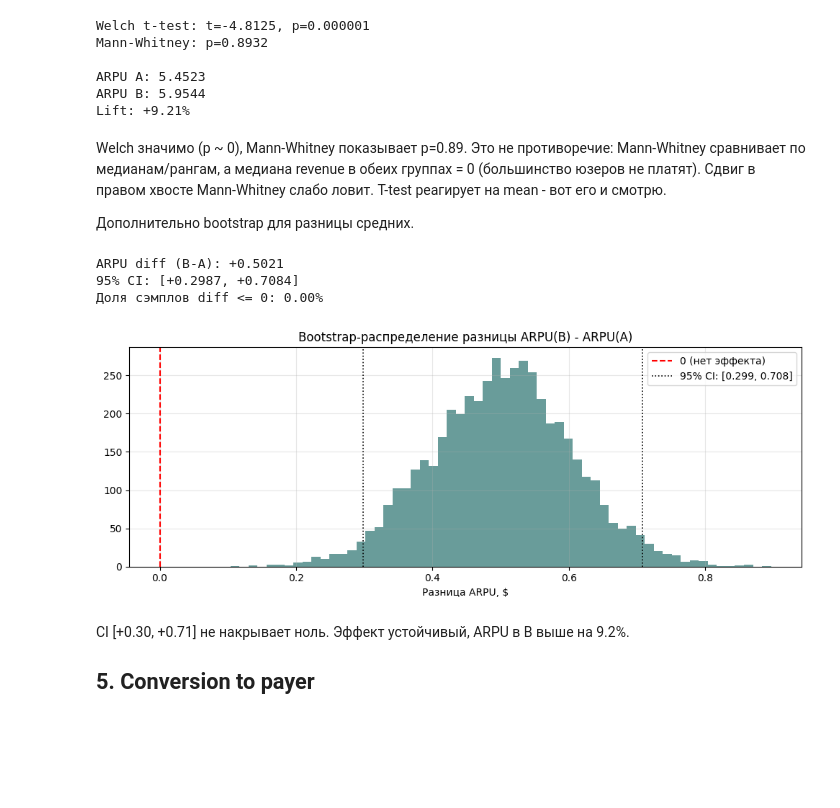
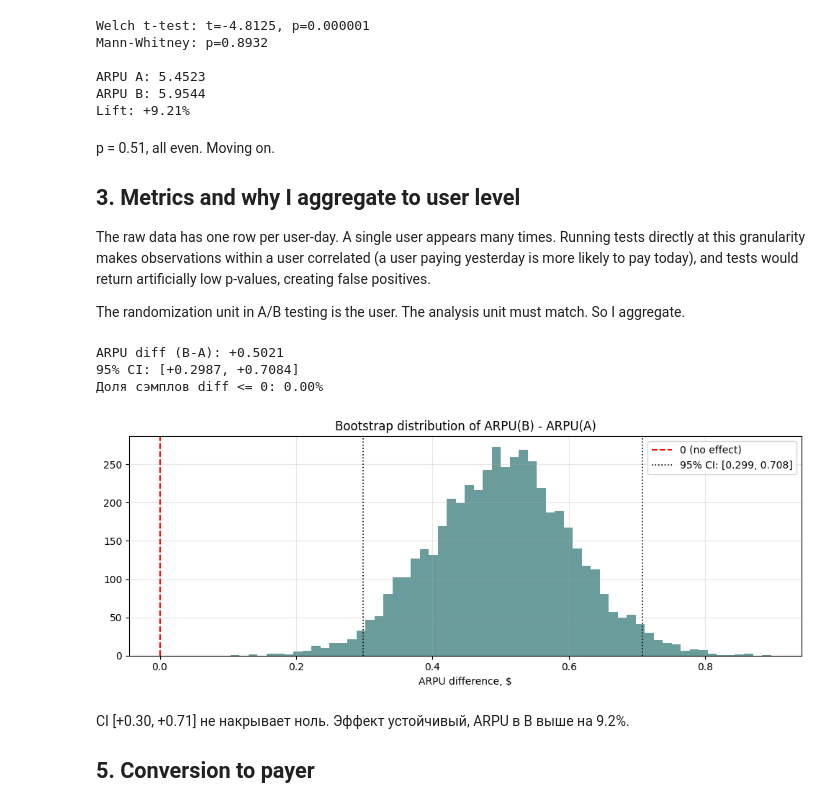
Before and after one commit to proggdd/ab-test-mobile-game, a Jupyter notebook: notebook/ab_test_analysis.ipynb, the cells around one changed output. Drawn from its saved outputs; the diff is of its cells as text; code cells hidden in the pictures; blank space fills up the shorter version.

```diff
--- a/notebook/ab_test_analysis.ipynb
+++ b/notebook/ab_test_analysis.ipynb
@@ -160,9 +153,13 @@ ARPU A: 5.4523
 ARPU B: 5.9544
 Lift: +9.21%
 # %% [markdown]
-Welch значимо (p ~ 0), Mann-Whitney показывает p=0.89. Это не противоречие: Mann-Whitney сравнивает по медианам/рангам, а медиана revenue в обеих группах = 0 (большинство юзеров не платят). Сдвиг в правом хвосте Mann-Whitney слабо ловит. T-test реагирует на mean - вот его и смотрю.
+p = 0.51, all even. Moving on.
 
-Дополнительно bootstrap для разницы средних.
+## 3. Metrics and why I aggregate to user level
+
+The raw data has one row per user-day. A single user appears many times. Running tests directly at this granularity makes observations within a user correlated (a user paying yesterday is more likely to pay today), and tests would return artificially low p-values, creating false positives.
+
+The randomization unit in A/B testing is the user. The analysis unit must match. So I aggregate.
 # %%
 n_boot = 5000
 diffs = np.empty(n_boot)
@@ -182,15 +179,15 @@ ARPU diff (B-A): +0.5021
 # %%
 fig, ax = plt.subplots(figsize=(10, 4))
 ax.hist(diffs, bins=60, color="#4F8B89", alpha=0.85)
-ax.axvline(0, color="red", linestyle="--", linewidth=1.5, label="0 (нет эффекта)")
+ax.axvline(0, color="red", linestyle="--", linewidth=1.5, label="0 (no effect)")
 ax.axvline(ci_lo, color="black", linestyle=":", linewidth=1.2,
            label=f"95% CI: [{ci_lo:.3f}, {ci_hi:.3f}]")
 ax.axvline(ci_hi, color="black", linestyle=":", linewidth=1.2)
-ax.set_title("Bootstrap-распределение разницы ARPU(B) - ARPU(A)")
-ax.set_xlabel("Разница ARPU, $"); ax.legend(); ax.grid(alpha=0.3)
+ax.set_title("Bootstrap distribution of ARPU(B) - ARPU(A)")
+ax.set_xlabel("ARPU difference, $"); ax.legend(); ax.grid(alpha=0.3)
 plt.tight_layout(); plt.show()
 # %% [output]
-[figure, old version]
+[figure, new version]
 # %% [markdown]
 CI [+0.30, +0.71] не накрывает ноль. Эффект устойчивый, ARPU в B выше на 9.2%.
 
```
Also changed, not shown: parts of 10 cells of this notebook, 8 other files.
